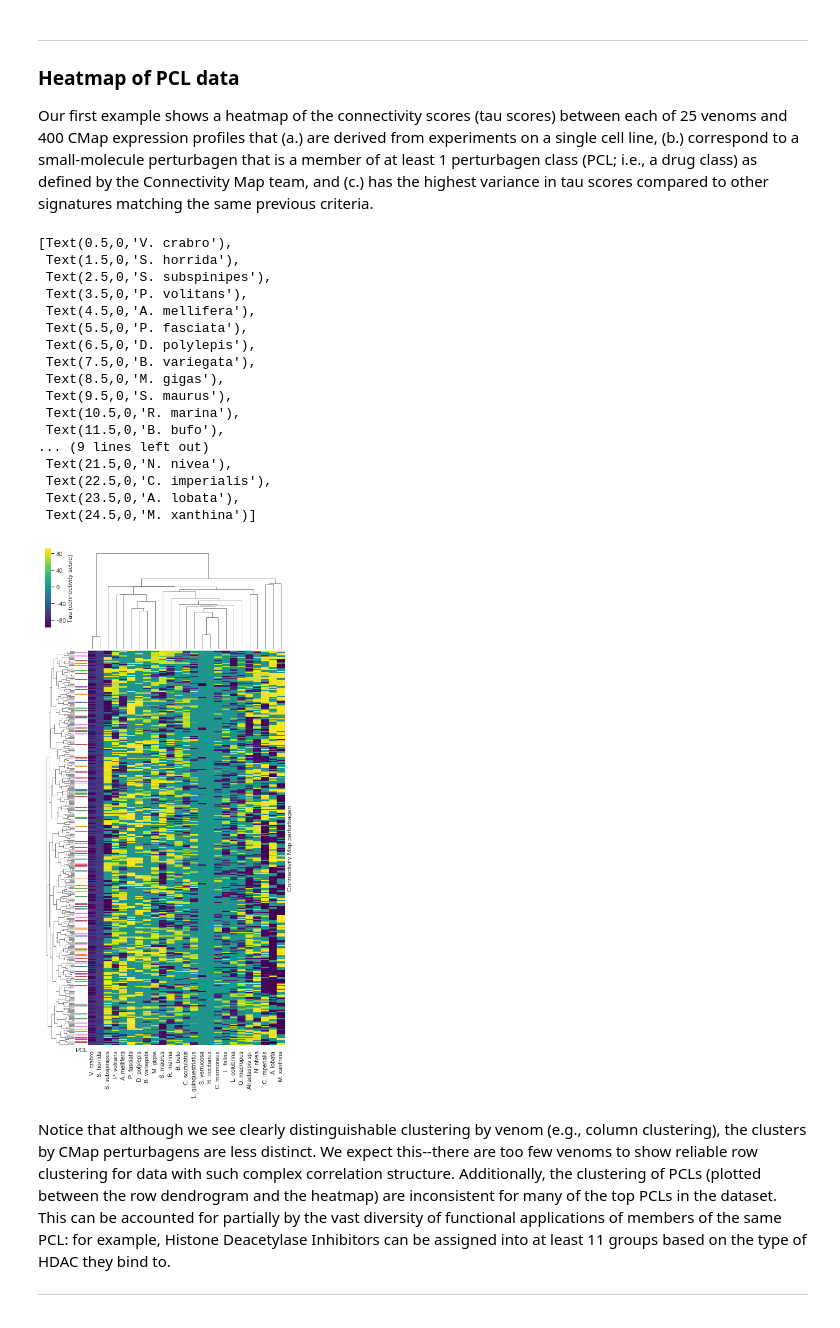
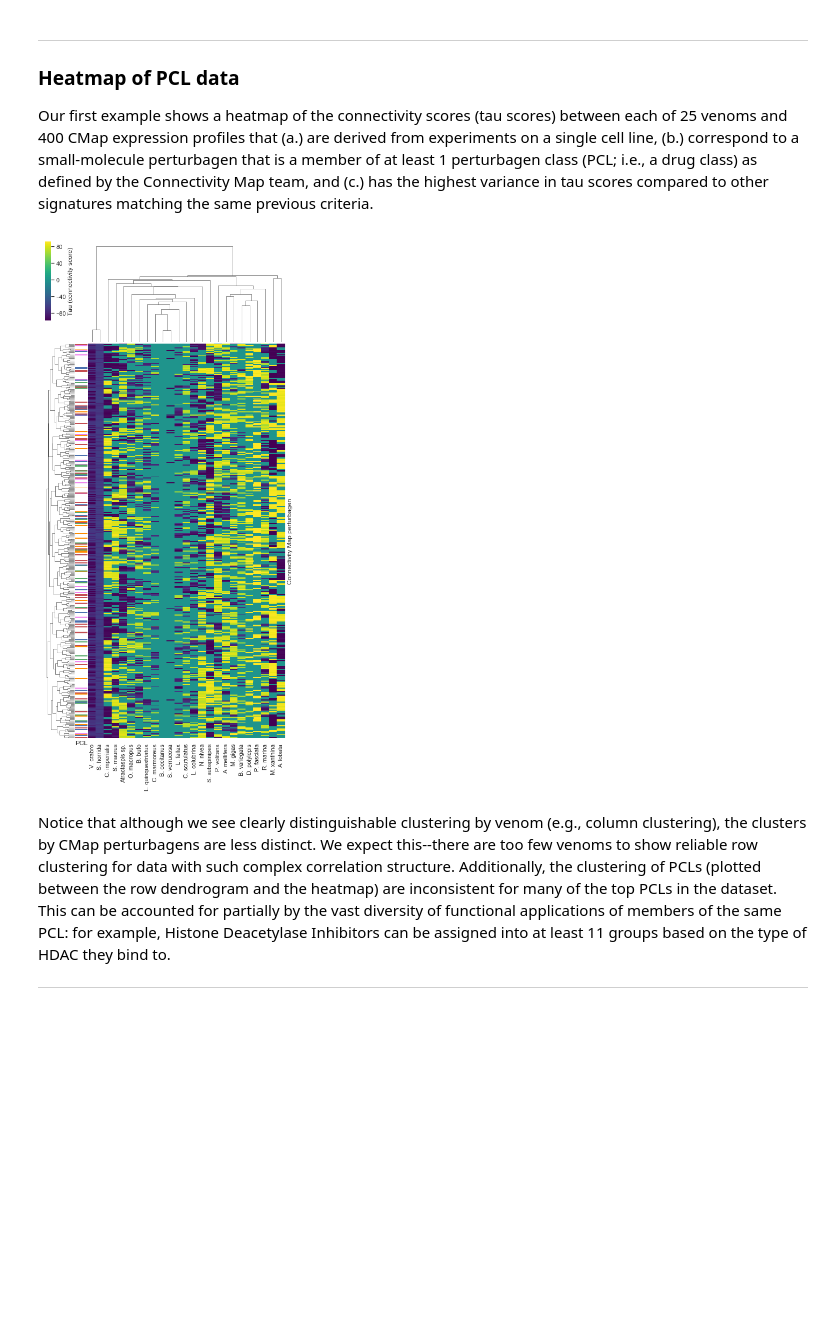
Before and after one commit to JDRomano2/venomSeq, a Jupyter notebook: doc/examples/Visualizations.ipynb, the cells around one changed output. Saved outputs shown, nothing was run; the diff lists cells and outputs as text; code cells hidden in the pictures; blank space fills up the shorter version.

```diff
--- a/doc/examples/Visualizations.ipynb
+++ b/doc/examples/Visualizations.ipynb
@@ -94,7 +97,7 @@ Data structures initialized - VenomSeq is now ready for use!
 ### Heatmap of PCL data
 Our first example shows a heatmap of the connectivity scores (tau scores) between each of 25 venoms and 400 CMap expression profiles that (a.) are derived from experiments on a single cell line, (b.) correspond to a small-molecule perturbagen that is a member of at least 1 perturbagen class (PCL; i.e., a drug class) as defined by the Connectivity Map team, and (c.) has the highest variance in tau scores compared to other signatures matching the same previous criteria.
 # %%
-(X, annot) = v.pcl_signatures_with_annotations(type='tau', top_n_metric='var', top_n=400, cell_line='HCC515')
+(X, annot) = v.pcl_signatures_with_annotations(type='tau', top_n_metric='var', top_n=400, cell_line='A375')
 
 tmp = v.pcls_from_annotations(annot)
 #Counter(list(itertools.chain.from_iterable(tmp))).most_common()
@@ -102,51 +105,36 @@ row_labels = pd.Series([x[0] for x in tmp])
 lut = {
     "CP_HDAC_INHIBITOR": "r",
     "CP_AURORA_KINASE_INHIBITOR": "b",
     "CP_GLUCOCORTICOID_RECEPTOR_AGONIST": "g",
     "CP_DOPAMINE_RECEPTOR_ANTAGONIST": "darkorange",
     "CP_ESTROGEN_RECEPTOR_AGONIST": "violet"
 }
 colors_r = row_labels.map(lut)
 colors_r = colors_r.fillna("w")
 
 row_linkage = sp.cluster.hierarchy.linkage(X, metric='cosine', method='complete', optimal_ordering=True)
 col_linkage = sp.cluster.hierarchy.linkage(X.T, metric='euclidean', method='ward', optimal_ordering=True)
 
 g = sns.clustermap(X, cmap="viridis", robust=True, row_linkage=row_linkage,
                    col_linkage=col_linkage, row_colors=list(colors_r), figsize=(8,17))
 g.ax_heatmap.get_yaxis().set_ticks([])
 #g.ax_heatmap.set_xlabel("Venom")
 g.ax_heatmap.set_ylabel("Connectivity Map perturbagen")
 # Label PCL column
 g.ax_row_colors.set_xlabel("PCL")
 # Label legend
 g.cax.set_ylabel("Tau (connectivity score)")
 # Change x labels to species
 
 ordered_ven_idxs = [int(x._text) for x in g.ax_heatmap.get_xmajorticklabels()]
 new_xticklabels = []
 for ovi in ordered_ven_idxs:
     new_xticklabels.append(species_names[ovi])
 g.ax_heatmap.get_xaxis().set_ticklabels(new_xticklabels, rotation="vertical")
+
+g.savefig("tau_heatmap.pdf", bbox_inches='tight')
 # %% [output]
-[Text(0.5,0,'V. crabro'),
- Text(1.5,0,'S. horrida'),
- Text(2.5,0,'S. subspinipes'),
- Text(3.5,0,'P. volitans'),
- Text(4.5,0,'A. mellifera'),
- Text(5.5,0,'P. fasciata'),
- Text(6.5,0,'D. polylepis'),
- Text(7.5,0,'B. variegata'),
- Text(8.5,0,'M. gigas'),
- Text(9.5,0,'S. maurus'),
- Text(10.5,0,'R. marina'),
- Text(11.5,0,'B. bufo'),
-... (9 lines left out)
- Text(21.5,0,'N. nivea'),
- Text(22.5,0,'C. imperialis'),
- Text(23.5,0,'A. lobata'),
- Text(24.5,0,'M. xanthina')]
-[figure, old version]
+[figure, new version]
 # %% [markdown]
 Notice that although we see clearly distinguishable clustering by venom (e.g., column clustering), the clusters by CMap perturbagens are less distinct. We expect this--there are too few venoms to show reliable row clustering for data with such complex correlation structure. Additionally, the clustering of PCLs (plotted between the row dendrogram and the heatmap) are inconsistent for many of the top PCLs in the dataset. This can be accounted for partially by the vast diversity of functional applications of members of the same PCL: for example, Histone Deacetylase Inhibitors can be assigned into at least 11 groups based on the type of HDAC they bind to.
 
```
Also changed, not shown: parts of 4 cells of this notebook, 3 other files.
